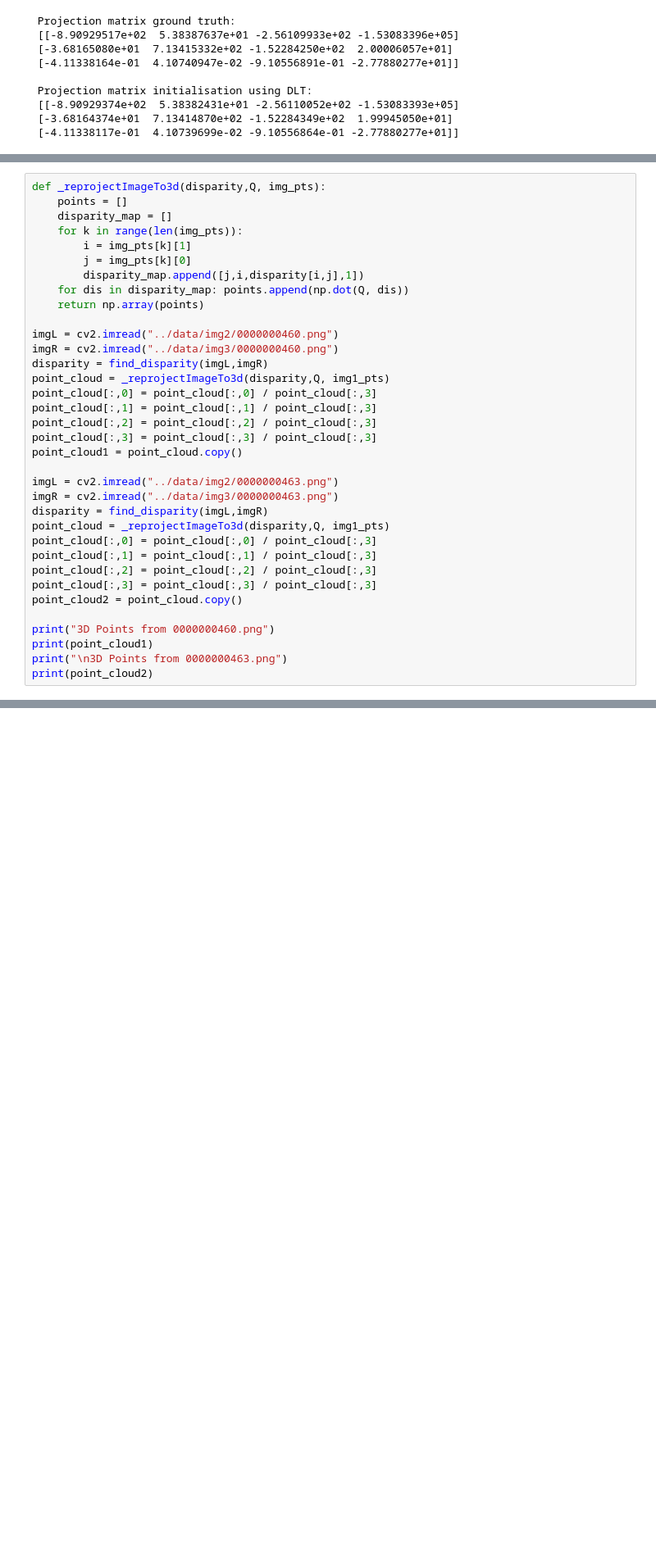
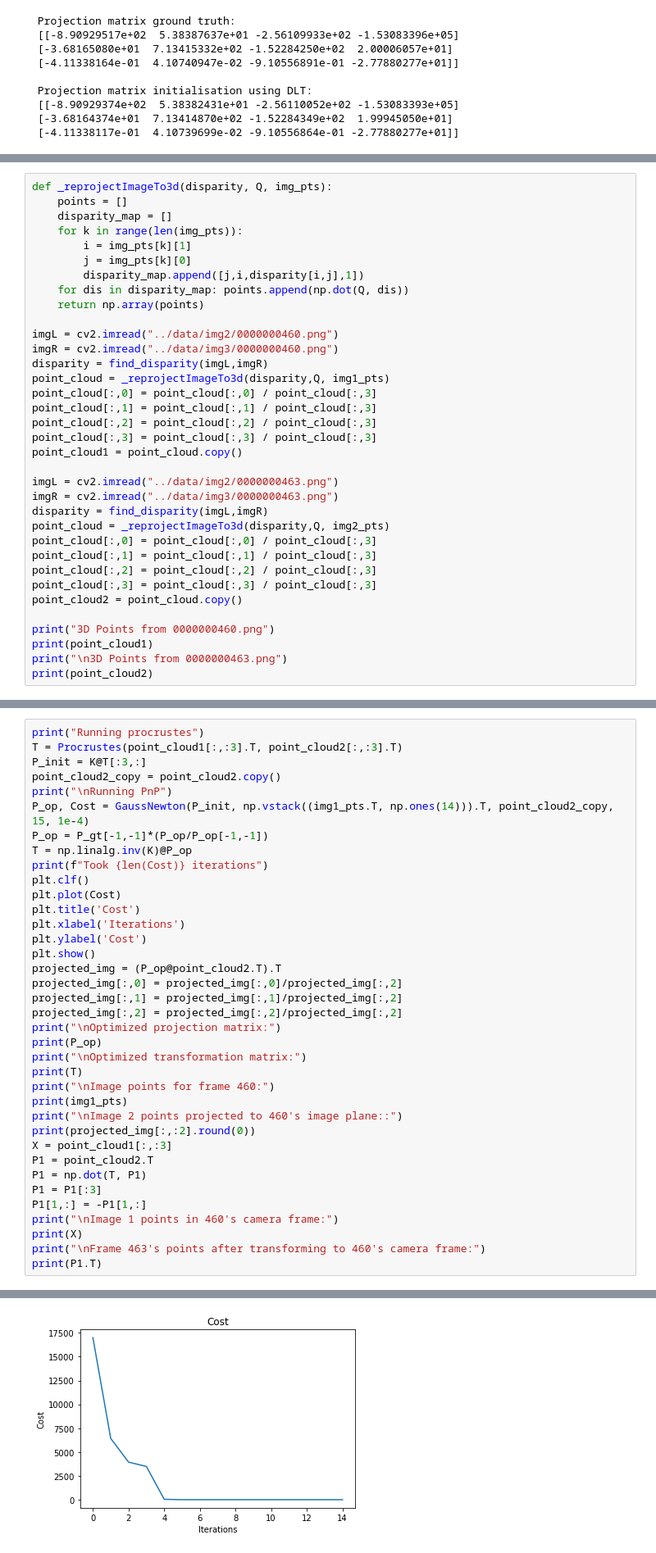
Before and after one commit to tusharc31/Mobile-Robotics, a Jupyter notebook: Project-2/questions/StereoSLAM.ipynb, the cells around one changed output, grey strips where cells are left out. Shown at 82% size. Drawn from its saved outputs; the diff is of its cells as text; blank space fills up the shorter version.

```diff
--- a/Project-2/questions/StereoSLAM.ipynb
+++ b/Project-2/questions/StereoSLAM.ipynb
@@ -307,5 +323,5 @@ plt.show()
 # %%
-def _reprojectImageTo3d(disparity,Q, img_pts):
+def _reprojectImageTo3d(disparity, Q, img_pts):
     points = []
     disparity_map = []
     for k in range(len(img_pts)):
@@ -328,7 +344,7 @@ point_cloud1 = point_cloud.copy()
 imgL = cv2.imread("../data/img2/0000000463.png")
 imgR = cv2.imread("../data/img3/0000000463.png")
 disparity = find_disparity(imgL,imgR)
-point_cloud = _reprojectImageTo3d(disparity,Q, img1_pts)
+point_cloud = _reprojectImageTo3d(disparity,Q, img2_pts)
 point_cloud[:,0] = point_cloud[:,0] / point_cloud[:,3]
 point_cloud[:,1] = point_cloud[:,1] / point_cloud[:,3]
 point_cloud[:,2] = point_cloud[:,2] / point_cloud[:,3]
@@ -423,0 +410,38 @@ Transformation obtained:
+# %%
+print("Running procrustes")
+T = Procrustes(point_cloud1[:,:3].T, point_cloud2[:,:3].T)
+P_init = K@T[:3,:]
+point_cloud2_copy = point_cloud2.copy()
+print("\nRunning PnP")
+P_op, Cost = GaussNewton(P_init, np.vstack((img1_pts.T, np.ones(14))).T, point_cloud2_copy, 15, 1e-4)
+P_op = P_gt[-1,-1]*(P_op/P_op[-1,-1])
+T = np.linalg.inv(K)@P_op
+print(f"Took {len(Cost)} iterations")
+plt.clf()
+plt.plot(Cost)
+plt.title('Cost')
+plt.xlabel('Iterations')
+plt.ylabel('Cost')
+plt.show()
+projected_img = (P_op@point_cloud2.T).T
+projected_img[:,0] = projected_img[:,0]/projected_img[:,2]
+projected_img[:,1] = projected_img[:,1]/projected_img[:,2]
+projected_img[:,2] = projected_img[:,2]/projected_img[:,2]
+print("\nOptimized projection matrix:")
+print(P_op)
+print("\nOptimized transformation matrix:")
+print(T)
+print("\nImage points for frame 460:")
+print(img1_pts)
+print("\nImage 2 points projected to 460's image plane::")
+print(projected_img[:,:2].round(0))
+X = point_cloud1[:,:3]
+P1 = point_cloud2.T
+P1 = np.dot(T, P1)
+P1 = P1[:3]
+P1[1,:] = -P1[1,:]
+print("\nImage 1 points in 460's camera frame:")
+print(X)
+print("\nFrame 463's points after transforming to 460's camera frame:")
+print(P1.T)
+# %% [output]
@@ -423,0 +462 @@ Transformation obtained:
+[figure, added]
```
Also changed, not shown: parts of 16 cells of this notebook, 1 other file.
